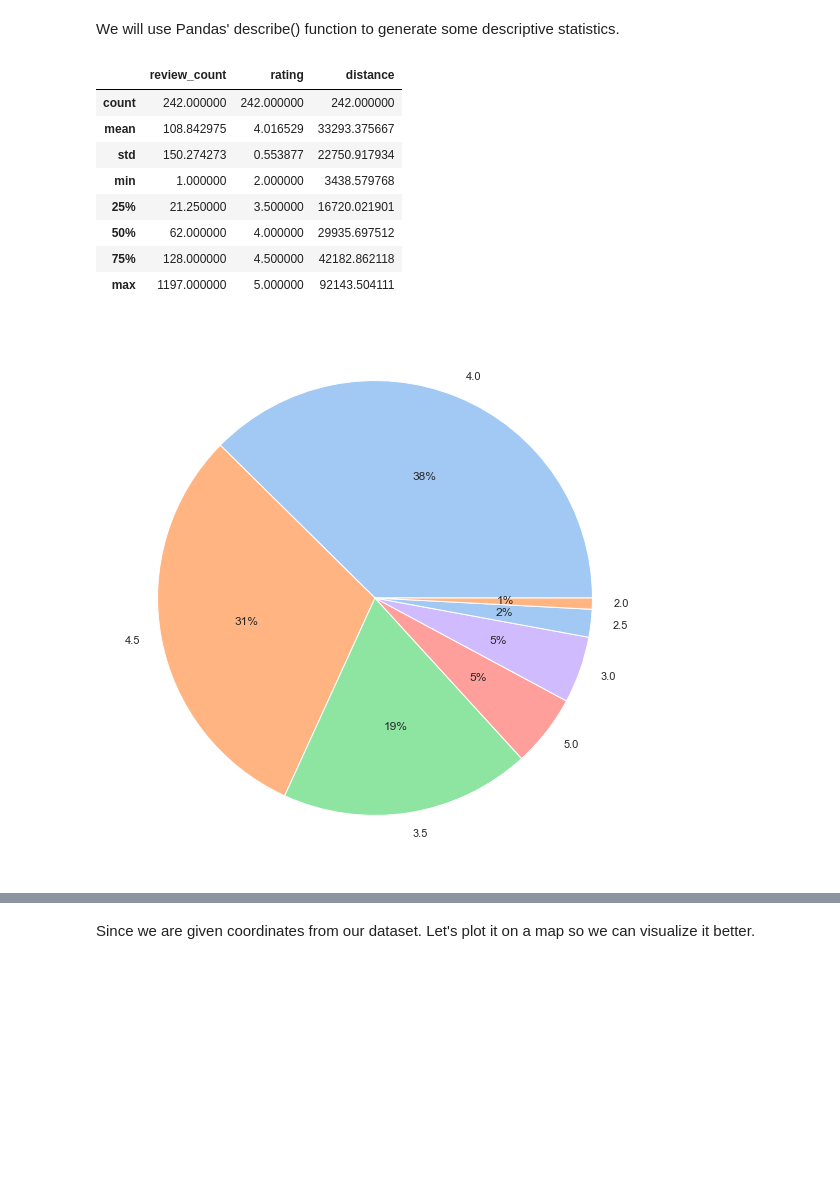
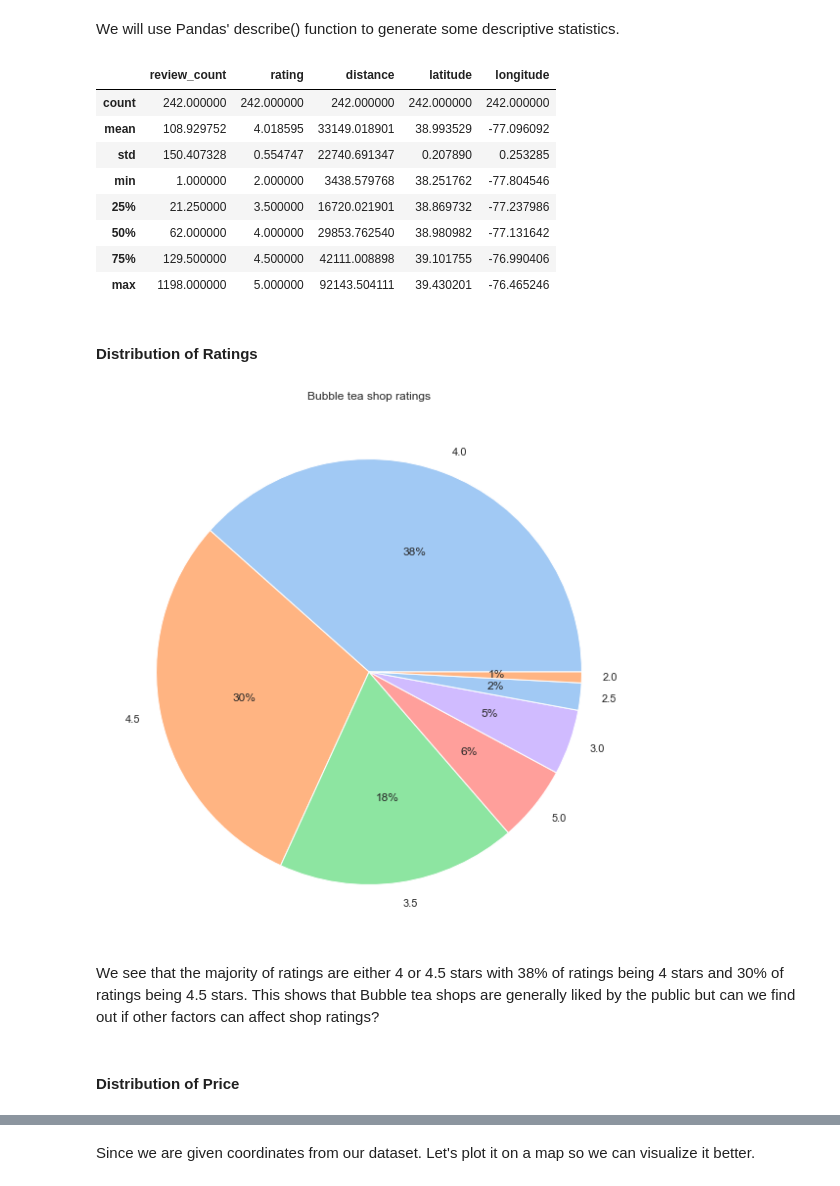
Before and after one commit to picklejason/Boba-Analysis, a Jupyter notebook: Boba.ipynb, the cells around one changed output, grey strips where cells are left out. Drawn from its saved outputs; the diff is of its cells as text; code cells hidden in the pictures; blank space fills up the shorter version.

Commit message:
Update sections
- Introduction
- Data Collection
- Data Wrangling
- Data Visualization and Analysis

```diff
--- a/Boba.ipynb
+++ b/Boba.ipynb
@@ -98,8 +128,16 @@ The API returns several categories, some of which are not needed for the analysi
 # %%
-df = df[df['is_closed'] == False]
-df.drop(['id', 'is_closed', 'image_url', 'url', 'categories', 'phone', 'display_phone'], axis=1, inplace=True)
+# Drop columnms that are not needed
+df.drop(['alias', 'id', 'is_closed', 'image_url', 'url', 'categories', 'phone', 'display_phone'], axis=1, inplace=True)
+
+# Separate json into their own columns
 df_lat_lon = pd.json_normalize(df['coordinates'])
 df_city_state = pd.json_normalize(df['location'])
+
+# Drop columnms that are not needed
 df_city_state.drop(['address1', 'address2', 'address3', 'zip_code','country', 'display_address'], axis=1, inplace=True)
+df = pd.concat([df, df_lat_lon, df_city_state], axis=1, join='inner')
+
+# Drop columnms that are not needed
+df.drop(['coordinates', 'location'], axis=1, inplace=True)
 df
 # %% [output]
@@ -253,4 +293,6 @@ Here we replace the duplicate names and then replalce those that went through th
 # %%
+# Dictionary of old names and correct shop names
+replace_duplicates = dict(zip(name_counts['name'], name_counts['common_name']))
 # Combine same bubble tea shop with different names into correct shop name
 df['name'] = df['name'].replace(replace_duplicates)
 
@@ -260,15 +302,16 @@ extra_names = {
     'Kokee Tea at Arundel Mills Mall' : 'Kokee Tea',
     'Gong Cha Arundel Mills' : 'Gong Cha',
     'Gong Cha Chantilly' : 'Gong Cha',
-    'Gongcha Arlington' : ' Gong Cha',
+    'Gong Cha Springfield' : 'Gong Cha',
+    'Gongcha Arlington' : 'Gong Cha',
+    'Gong Cha & Fuji Teriyaki Grill' : 'Gong Cha',
     'Tea-Do Ellicott City' : 'Tea-Do',
     'Chatime Federal Hill' : 'Chatime',
     'ChaTime White Marsh' : 'Chatime',
     'Jumbo Jumbo Cafe Asia Taste' : 'Jumbo Jumbo Cafe',
-    "Jasmine's Smoothie World" : 'Jasmine Smoothie World And Bubble Tea'
-
+    "Jasmine's Smoothie World" : 'Jasmine Smoothie World And Bubble Tea',
+    'Donutchew - Fair Oaks Mall' : 'Donutchew',
+    'Donutchew Annandale' : 'Donutchew',
+    'Mr Wish' : 'Mr. Wish'
 }
 df['name'] = df['name'].replace(extra_names)
-
-# with pd.option_context('display.max_rows', None, 'display.max_columns', None, 'expand_frame_repr', False):
-#   print(df)
@@ -294,24 +361,31 @@ We will use Pandas' describe() function to generate some descriptive statistics.
 # %%
 df.describe()
 # %% [output]
-|  | review_count | rating | distance |
-| count | 242.000000 | 242.000000 | 242.000000 |
-| mean | 108.842975 | 4.016529 | 33293.375667 |
-| std | 150.274273 | 0.553877 | 22750.917934 |
-| min | 1.000000 | 2.000000 | 3438.579768 |
-| 25% | 21.250000 | 3.500000 | 16720.021901 |
-| 50% | 62.000000 | 4.000000 | 29935.697512 |
-| 75% | 128.000000 | 4.500000 | 42182.862118 |
-| max | 1197.000000 | 5.000000 | 92143.504111 |
+|  | review_count | rating | distance | latitude | longitude |
+| count | 242.000000 | 242.000000 | 242.000000 | 242.000000 | 242.000000 |
+| mean | 108.929752 | 4.018595 | 33149.018901 | 38.993529 | -77.096092 |
+| std | 150.407328 | 0.554747 | 22740.691347 | 0.207890 | 0.253285 |
+| min | 1.000000 | 2.000000 | 3438.579768 | 38.251762 | -77.804546 |
+| 25% | 21.250000 | 3.500000 | 16720.021901 | 38.869732 | -77.237986 |
+| 50% | 62.000000 | 4.000000 | 29853.762540 | 38.980982 | -77.131642 |
+| 75% | 129.500000 | 4.500000 | 42111.008898 | 39.101755 | -76.990406 |
+| max | 1198.000000 | 5.000000 | 92143.504111 | 39.430201 | -76.465246 |
+# %% [markdown]
+#### Distribution of Ratings
 # %%
 rating_count = df['rating'].value_counts().to_frame().reset_index()
 rating_count = rating_count.rename(columns={'index':'rating', 'rating':'count'})
 rating_count
 colors = sns.color_palette('pastel')[0:5]
 plt.figure(figsize=(12, 10))
+plt.title('Bubble tea shop ratings')
 plt.pie(rating_count['count'], labels = rating_count['rating'], colors = colors, autopct='%.0f%%');
 # %% [output]
-[figure, old version]
+[figure, new version]
+# %% [markdown]
+We see that the majority of ratings are either 4 or 4.5 stars with 38% of ratings being 4 stars and 30% of ratings being 4.5 stars. This shows that Bubble tea shops are generally liked by the public but can we find out if other factors can affect shop ratings?
+# %% [markdown]
+#### Distribution of Price
 # %%
 price_count = df['price'].value_counts().reset_index()
 price_count = price_count.rename(columns={'index':'name', 'price':'count'})
```
Also changed, not shown: parts of 40 cells of this notebook, 1 other file.
